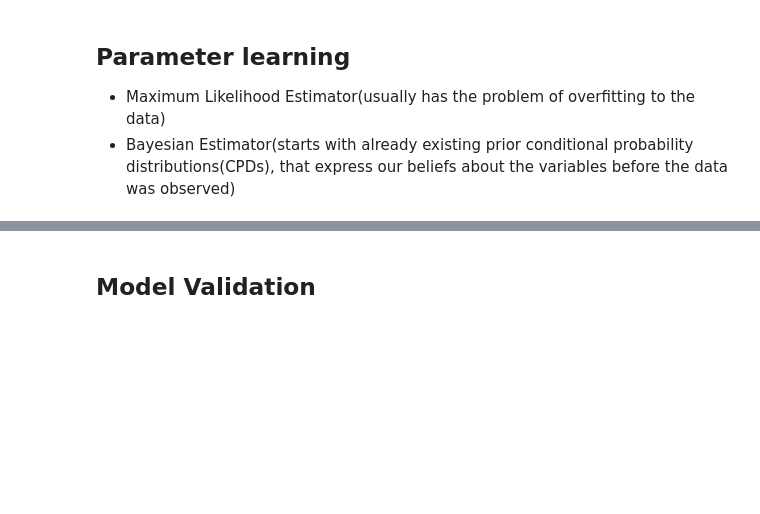
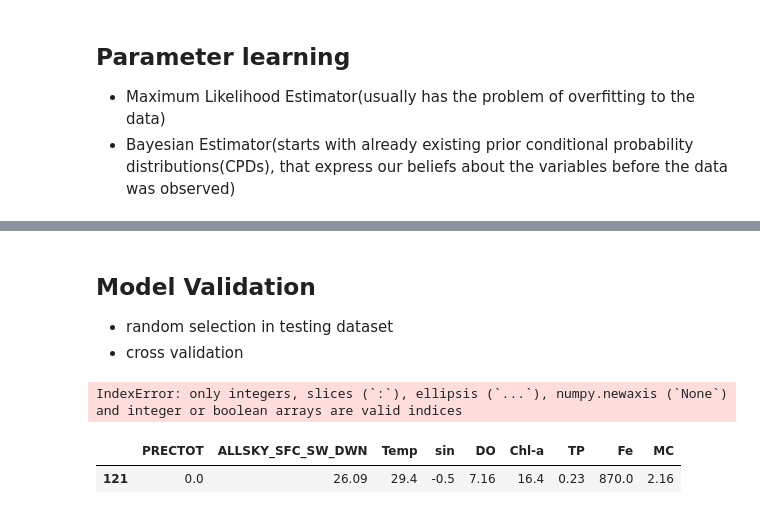
Before and after one commit to meowliono/cyanobacterial-bloom-prediction, a Jupyter notebook: pgm.ipynb, the cells around one changed output, grey strips where cells are left out. Cells and saved outputs as stored; diff of their text form; code cells hidden in the pictures; blank space fills up the shorter version.

```diff
--- a/pgm.ipynb
+++ b/pgm.ipynb
@@ -137,2 +195,16 @@ cyano_model_est = MaximumLikelihoodEstimator(cyano_model, df_cyano_sl)
 # %% [markdown]
 ## Model Validation
+- random selection in testing dataset
+- cross validation
+# %%
+#random select a row in testing dataset
+test1 = mc_test.sample(n=1)
+mc_bp.map_query(variables=['MC'], evidence={'PRECTOT': 0.0, 'ALLSKY_SFC_SW_DWN': 26.09, 'Temp': 29.4,
+                                          'DO':7.16, 'Chl-a':16.4, 'TP':0.23, 'Fe':870.0})
+# %% [output]
+IndexError: only integers, slices (`:`), ellipsis (`...`), numpy.newaxis (`None`) and integer or boolean arrays are valid indices
+# %%
+test1
+# %% [output]
+|  | PRECTOT | ALLSKY_SFC_SW_DWN | Temp | sin | DO | Chl-a | TP | Fe | MC |
+| 121 | 0.0 | 26.09 | 29.4 | -0.5 | 7.16 | 16.4 | 0.23 | 870.0 | 2.16 |
```
Also changed, not shown: parts of 9 cells of this notebook, 4 other files.
